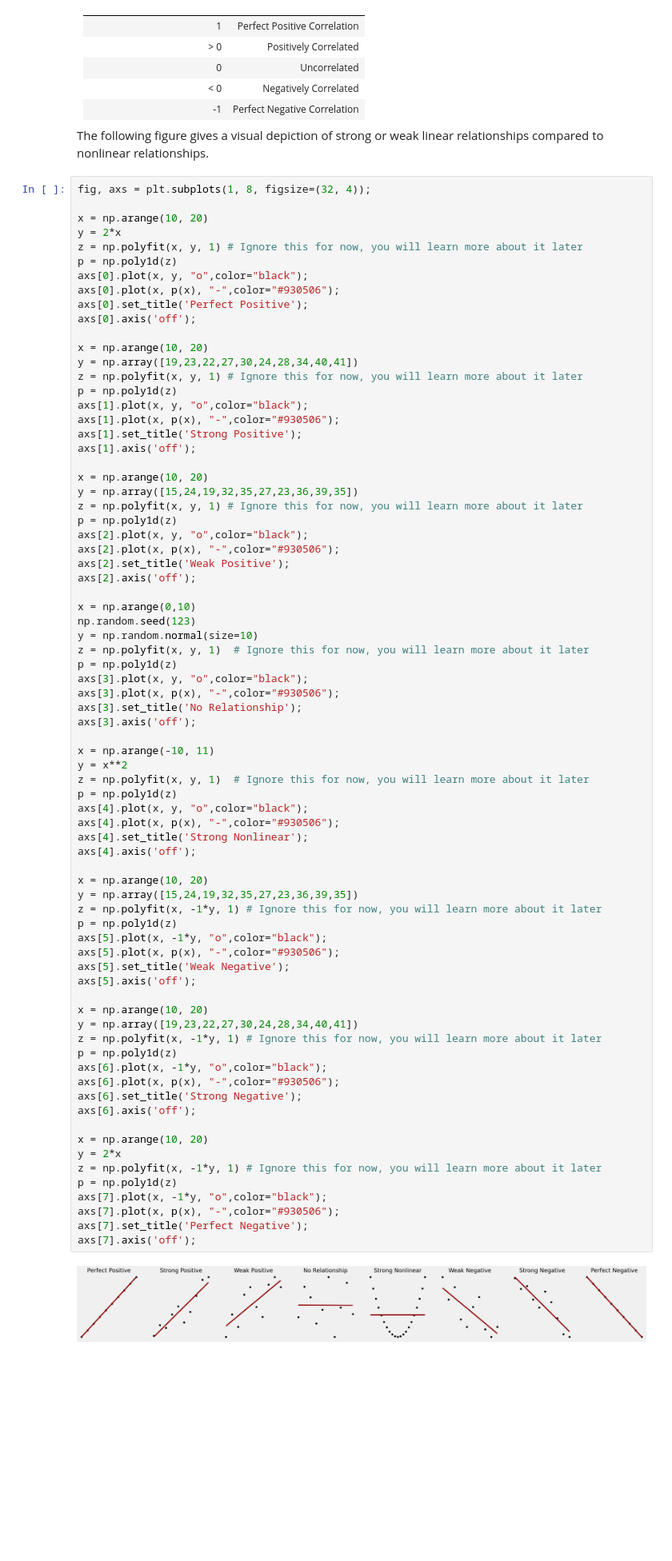
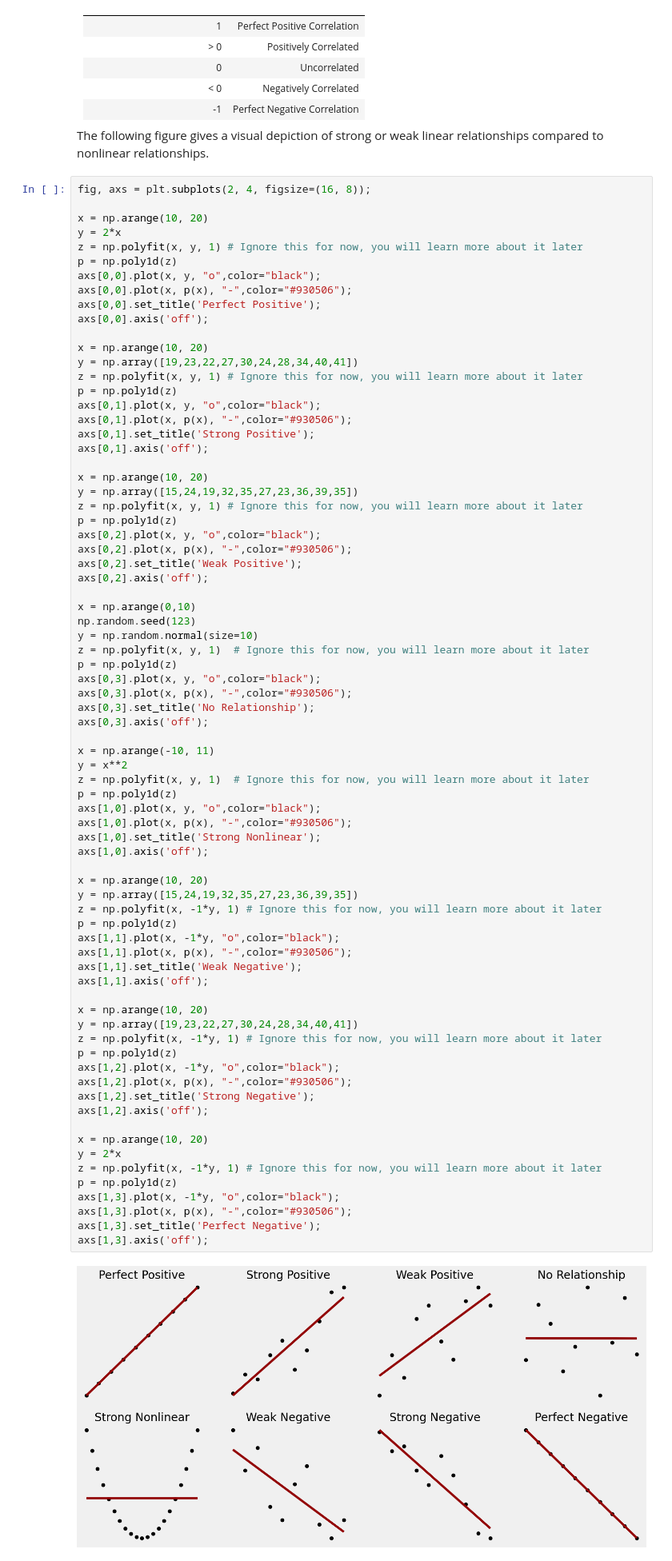
Before and after one commit to uchicago-dsi/textbook-datascience-1, a Jupyter notebook: textbook/17/2/correlation.ipynb, the cells around one changed output. Shown at 80% size. Saved outputs shown, nothing was run; the diff lists cells and outputs as text; blank space fills up the shorter version.

```diff
--- a/textbook/17/2/correlation.ipynb
+++ b/textbook/17/2/correlation.ipynb
@@ -27,82 +27,82 @@ What does it mean to measure the strength of an association? The **strength** of
 
 The following figure gives a visual depiction of strong or weak linear relationships compared to nonlinear relationships.
 # %%
-fig, axs = plt.subplots(1, 8, figsize=(32, 4));
+fig, axs = plt.subplots(2, 4, figsize=(16, 8));
 
 x = np.arange(10, 20)
 y = 2*x
 z = np.polyfit(x, y, 1) # Ignore this for now, you will learn more about it later
 p = np.poly1d(z)
-axs[0].plot(x, y, "o",color="black");
-axs[0].plot(x, p(x), "-",color="#930506");
-axs[0].set_title('Perfect Positive');
-axs[0].axis('off');
+axs[0,0].plot(x, y, "o",color="black");
+axs[0,0].plot(x, p(x), "-",color="#930506");
+axs[0,0].set_title('Perfect Positive');
+axs[0,0].axis('off');
 
 x = np.arange(10, 20)
 y = np.array([19,23,22,27,30,24,28,34,40,41])
 z = np.polyfit(x, y, 1) # Ignore this for now, you will learn more about it later
 p = np.poly1d(z)
-axs[1].plot(x, y, "o",color="black");
-axs[1].plot(x, p(x), "-",color="#930506");
-axs[1].set_title('Strong Positive');
-axs[1].axis('off');
+axs[0,1].plot(x, y, "o",color="black");
+axs[0,1].plot(x, p(x), "-",color="#930506");
+axs[0,1].set_title('Strong Positive');
+axs[0,1].axis('off');
 
 x = np.arange(10, 20)
 y = np.array([15,24,19,32,35,27,23,36,39,35])
 z = np.polyfit(x, y, 1) # Ignore this for now, you will learn more about it later
 p = np.poly1d(z)
-axs[2].plot(x, y, "o",color="black");
-axs[2].plot(x, p(x), "-",color="#930506");
-axs[2].set_title('Weak Positive');
-axs[2].axis('off');
+axs[0,2].plot(x, y, "o",color="black");
+axs[0,2].plot(x, p(x), "-",color="#930506");
+axs[0,2].set_title('Weak Positive');
+axs[0,2].axis('off');
 
 x = np.arange(0,10)
 np.random.seed(123)
 y = np.random.normal(size=10)
 z = np.polyfit(x, y, 1)  # Ignore this for now, you will learn more about it later
 p = np.poly1d(z)
-axs[3].plot(x, y, "o",color="black");
-axs[3].plot(x, p(x), "-",color="#930506");
-axs[3].set_title('No Relationship');
-axs[3].axis('off');
+axs[0,3].plot(x, y, "o",color="black");
+axs[0,3].plot(x, p(x), "-",color="#930506");
+axs[0,3].set_title('No Relationship');
+axs[0,3].axis('off');
 
 x = np.arange(-10, 11)
 y = x**2
 z = np.polyfit(x, y, 1)  # Ignore this for now, you will learn more about it later
 p = np.poly1d(z)
-axs[4].plot(x, y, "o",color="black");
-axs[4].plot(x, p(x), "-",color="#930506");
-axs[4].set_title('Strong Nonlinear');
-axs[4].axis('off');
+axs[1,0].plot(x, y, "o",color="black");
+axs[1,0].plot(x, p(x), "-",color="#930506");
+axs[1,0].set_title('Strong Nonlinear');
+axs[1,0].axis('off');
 
 x = np.arange(10, 20)
 y = np.array([15,24,19,32,35,27,23,36,39,35])
 z = np.polyfit(x, -1*y, 1) # Ignore this for now, you will learn more about it later
 p = np.poly1d(z)
-axs[5].plot(x, -1*y, "o",color="black");
-axs[5].plot(x, p(x), "-",color="#930506");
-axs[5].set_title('Weak Negative');
-axs[5].axis('off');
+axs[1,1].plot(x, -1*y, "o",color="black");
+axs[1,1].plot(x, p(x), "-",color="#930506");
+axs[1,1].set_title('Weak Negative');
+axs[1,1].axis('off');
 
 x = np.arange(10, 20)
 y = np.array([19,23,22,27,30,24,28,34,40,41])
 z = np.polyfit(x, -1*y, 1) # Ignore this for now, you will learn more about it later
 p = np.poly1d(z)
-axs[6].plot(x, -1*y, "o",color="black");
-axs[6].plot(x, p(x), "-",color="#930506");
-axs[6].set_title('Strong Negative');
-axs[6].axis('off');
+axs[1,2].plot(x, -1*y, "o",color="black");
+axs[1,2].plot(x, p(x), "-",color="#930506");
+axs[1,2].set_title('Strong Negative');
+axs[1,2].axis('off');
 
 x = np.arange(10, 20)
 y = 2*x
 z = np.polyfit(x, -1*y, 1) # Ignore this for now, you will learn more about it later
 p = np.poly1d(z)
-axs[7].plot(x, -1*y, "o",color="black");
-axs[7].plot(x, p(x), "-",color="#930506");
-axs[7].set_title('Perfect Negative');
-axs[7].axis('off');
+axs[1,3].plot(x, -1*y, "o",color="black");
+axs[1,3].plot(x, p(x), "-",color="#930506");
+axs[1,3].set_title('Perfect Negative');
+axs[1,3].axis('off');
 # %% [output]
-[figure, old version]
+[figure, new version]
 # %% [markdown]
 ## Calculating the Correlation Coefficient
 
```
Also changed, not shown: parts of 5 cells of this notebook, 1 other file.
